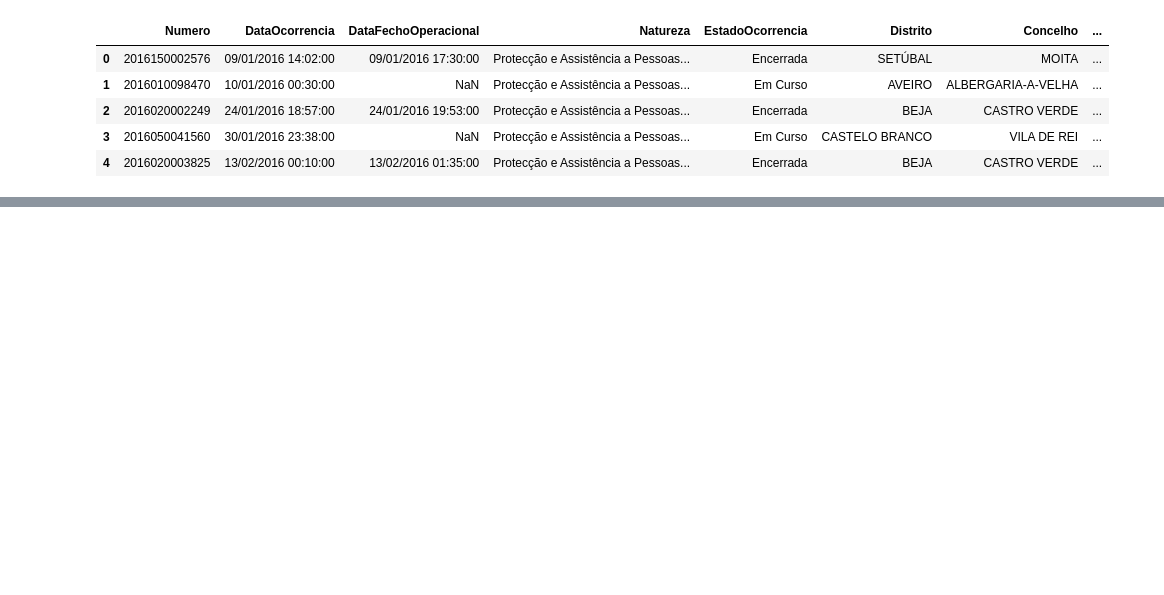
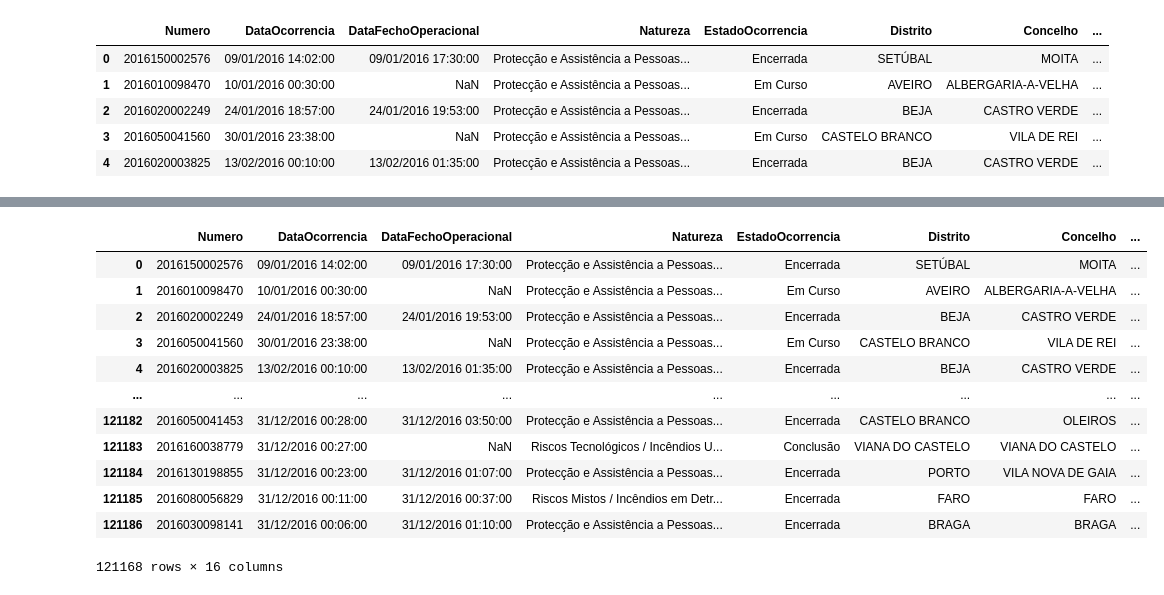
Before and after one commit to reiid00/DatAttack-UP-23, a Jupyter notebook: data-processing.ipynb, the cells around one changed output, grey strips where cells are left out. Drawn from its saved outputs; the diff is of its cells as text; code cells hidden in the pictures; blank space fills up the shorter version.

```diff
--- a/data-processing.ipynb
+++ b/data-processing.ipynb
@@ -13,0 +127,3 @@ anpc.head()
+# %%
+# remove the rows with the value 'B' in the "Column B" column
+anpc = anpc[anpc['Grouped'] != 'Fenómenos Naturais']
@@ -13,0 +141,7 @@ anpc.head()
+# %%
+anpc=anpc.drop('Natureza1', axis=1)
+# %%
+pd.options.display.max_rows =100
+# %%
+anpc=anpc.drop('Natureza2', axis=1)
+anpc=anpc.drop('Natureza3', axis=1)
@@ -13,0 +157,16 @@ anpc.head()
+# %%
+anpc.rename(columns={'Grouped': 'Incidente'})
+# %% [output]
+|  | Numero | DataOcorrencia | DataFechoOperacional | Natureza | EstadoOcorrencia | Distrito | Concelho | ... |
+| 0 | 2016150002576 | 09/01/2016 14:02:00 | 09/01/2016 17:30:00 | Protecção e Assistência a Pessoas... | Encerrada | SETÚBAL | MOITA | ... |
+| 1 | 2016010098470 | 10/01/2016 00:30:00 | NaN | Protecção e Assistência a Pessoas... | Em Curso | AVEIRO | ALBERGARIA-A-VELHA | ... |
+| 2 | 2016020002249 | 24/01/2016 18:57:00 | 24/01/2016 19:53:00 | Protecção e Assistência a Pessoas... | Encerrada | BEJA | CASTRO VERDE | ... |
+| 3 | 2016050041560 | 30/01/2016 23:38:00 | NaN | Protecção e Assistência a Pessoas... | Em Curso | CASTELO BRANCO | VILA DE REI | ... |
+| 4 | 2016020003825 | 13/02/2016 00:10:00 | 13/02/2016 01:35:00 | Protecção e Assistência a Pessoas... | Encerrada | BEJA | CASTRO VERDE | ... |
+| ... | ... | ... | ... | ... | ... | ... | ... | ... |
+| 121182 | 2016050041453 | 31/12/2016 00:28:00 | 31/12/2016 03:50:00 | Protecção e Assistência a Pessoas... | Encerrada | CASTELO BRANCO | OLEIROS | ... |
+| 121183 | 2016160038779 | 31/12/2016 00:27:00 | NaN | Riscos Tecnológicos / Incêndios U... | Conclusão | VIANA DO CASTELO | VIANA DO CASTELO | ... |
+| 121184 | 2016130198855 | 31/12/2016 00:23:00 | 31/12/2016 01:07:00 | Protecção e Assistência a Pessoas... | Encerrada | PORTO | VILA NOVA DE GAIA | ... |
+| 121185 | 2016080056829 | 31/12/2016 00:11:00 | 31/12/2016 00:37:00 | Riscos Mistos / Incêndios em Detr... | Encerrada | FARO | FARO | ... |
+| 121186 | 2016030098141 | 31/12/2016 00:06:00 | 31/12/2016 01:10:00 | Protecção e Assistência a Pessoas... | Encerrada | BRAGA | BRAGA | ... |
+121168 rows × 16 columns
```
Also changed, not shown: parts of 13 cells of this notebook, 2 other files.
